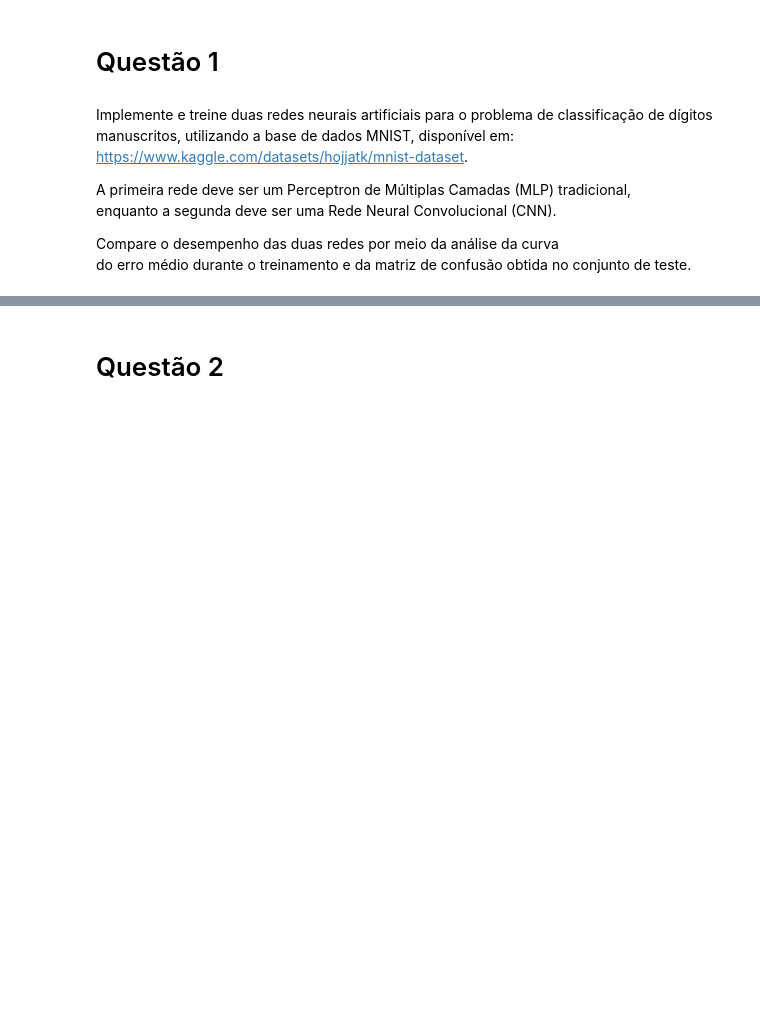
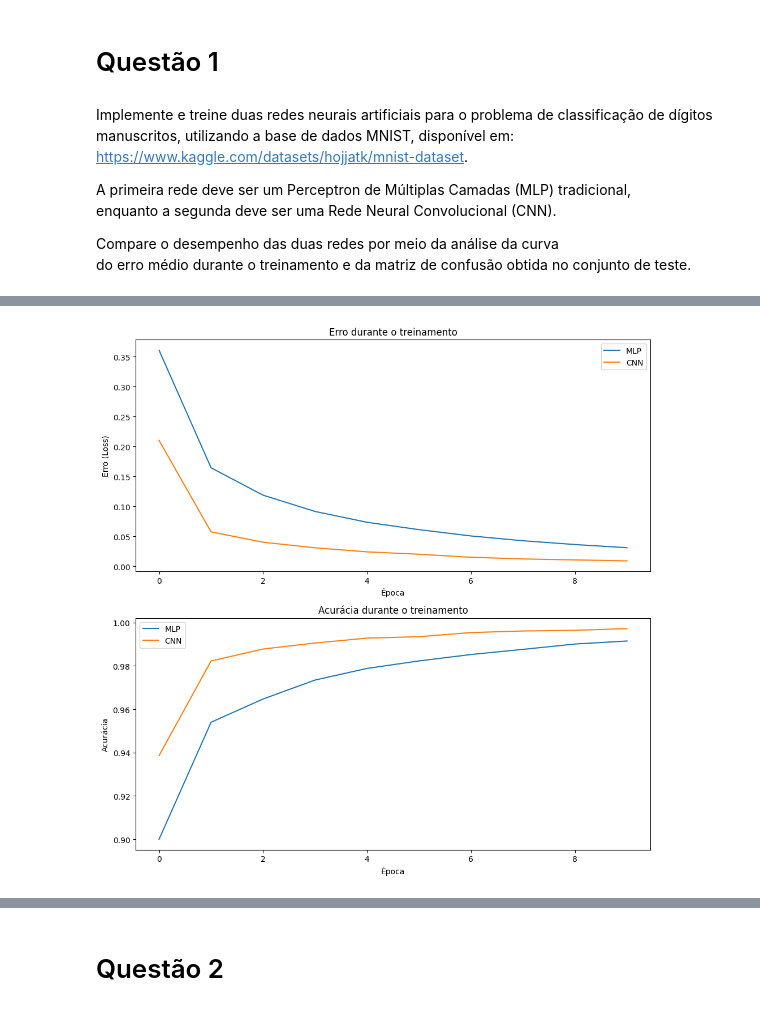
Before and after one commit to erlonL/deep-learning-lista2, a Jupyter notebook: deep_learning_lista2.ipynb, the cells around one changed output, grey strips where cells are left out. Saved outputs shown, nothing was run; the diff lists cells and outputs as text; code cells hidden in the pictures; blank space fills up the shorter version.

```diff
--- a/deep_learning_lista2.ipynb
+++ b/deep_learning_lista2.ipynb
@@ -12,0 +83,19 @@ do erro médio durante o treinamento e da matriz de confusão obtida no conjunto
+# %%
+model_cnn = tf.keras.models.Sequential([
+    tf.keras.layers.Conv2D(32, (3, 3), activation='relu', input_shape=(28, 28, 1)),
+    tf.keras.layers.MaxPooling2D((2, 2)),
+    tf.keras.layers.Conv2D(64, (3, 3), activation='relu'),
+    tf.keras.layers.MaxPooling2D((2, 2)),
+    tf.keras.layers.Flatten(),
+    tf.keras.layers.Dense(128, activation='relu'),
+    tf.keras.layers.Dense(10, activation='softmax')
+])
+
+model_cnn.compile(optimizer='adam', loss='sparse_categorical_crossentropy', metrics=['accuracy'])
+
+x_train_cnn = x_train.reshape(-1, 28, 28, 1)
+x_test_cnn = x_test.reshape(-1, 28, 28, 1)
+
+history_cnn = model_cnn.fit(x_train_cnn, y_train, epochs=10, batch_size=128)
+
+model_cnn.evaluate(x_test_cnn, y_test)
@@ -12,0 +121,21 @@ do erro médio durante o treinamento e da matriz de confusão obtida no conjunto
+# %%
+fig, (ax1, ax2) = plt.subplots(2, 1, figsize=(10, 10))
+
+ax1.plot(history_mlp.history['loss'], label='MLP')
+ax1.plot(history_cnn.history['loss'], label='CNN')
+ax1.set_title('Erro durante o treinamento')
+ax1.set_xlabel('Época')
+ax1.set_ylabel('Erro (Loss)')
+ax1.legend()
+
+ax2.plot(history_mlp.history['accuracy'], label='MLP')
+ax2.plot(history_cnn.history['accuracy'], label='CNN')
+ax2.set_title('Acurácia durante o treinamento')
+ax2.set_xlabel('Época')
+ax2.set_ylabel('Acurácia')
+ax2.legend()
+
+plt.tight_layout()
+plt.show()
+# %% [output]
+[figure, added]
```
Also changed, not shown: parts of 9 cells of this notebook, 1 other file.
